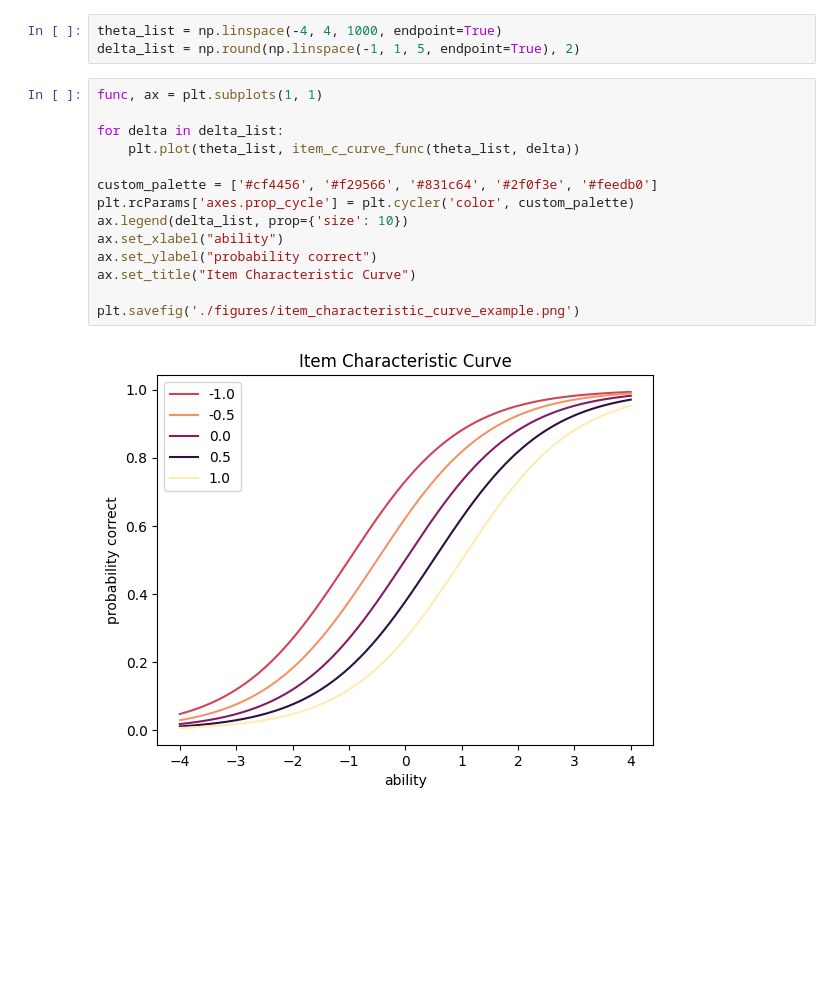
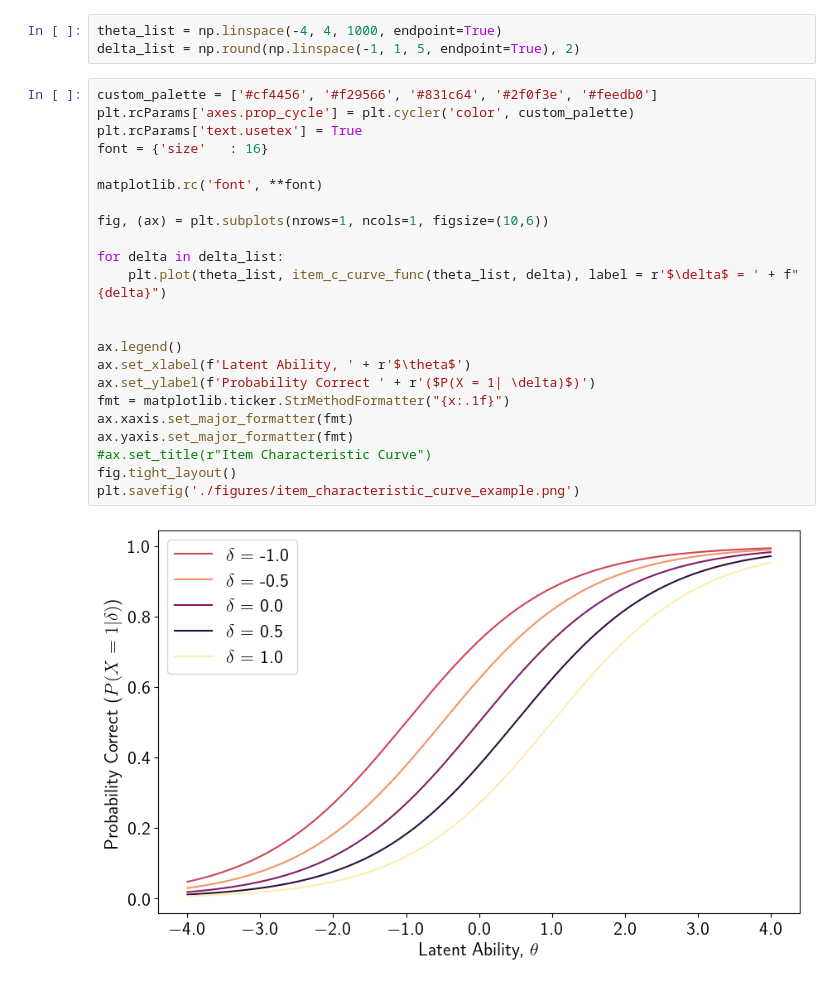
Before and after one commit to russell-jeter/CollegeAlgebraLSLTAnalysis, a Jupyter notebook: ICC_viz.ipynb, the cells around one changed output. Saved outputs shown, nothing was run; the diff lists cells and outputs as text; blank space fills up the shorter version.

Commit message:
Updated figure properties for ICC to match the rest of the figures in the paper.

```diff
--- a/ICC_viz.ipynb
+++ b/ICC_viz.ipynb
@@ -7,19 +8,28 @@ def item_c_curve_func(theta, delta):
 # %%
 theta_list = np.linspace(-4, 4, 1000, endpoint=True)
 delta_list = np.round(np.linspace(-1, 1, 5, endpoint=True), 2)
-# %%
-func, ax = plt.subplots(1, 1)
-
-for delta in delta_list:
-    plt.plot(theta_list, item_c_curve_func(theta_list, delta))
-
-custom_palette = ['#cf4456', '#f29566', '#831c64', '#2f0f3e', '#feedb0']
-plt.rcParams['axes.prop_cycle'] = plt.cycler('color', custom_palette)
-ax.legend(delta_list, prop={'size': 10})
-ax.set_xlabel("ability")
-ax.set_ylabel("probability correct")
-ax.set_title("Item Characteristic Curve")
-
-plt.savefig('./figures/item_characteristic_curve_example.png')
-# %% [output]
-[figure, removed]
+# %%
+custom_palette = ['#cf4456', '#f29566', '#831c64', '#2f0f3e', '#feedb0']
+plt.rcParams['axes.prop_cycle'] = plt.cycler('color', custom_palette)
+plt.rcParams['text.usetex'] = True
+font = {'size'   : 16}
+
+matplotlib.rc('font', **font)
+
+fig, (ax) = plt.subplots(nrows=1, ncols=1, figsize=(10,6))
+
+for delta in delta_list:
+    plt.plot(theta_list, item_c_curve_func(theta_list, delta), label = r'$\delta$ = ' + f"{delta}")
+
+
+ax.legend()
+ax.set_xlabel(f'Latent Ability, ' + r'$\theta$')
+ax.set_ylabel(f'Probability Correct ' + r'($P(X = 1| \delta)$)')
+fmt = matplotlib.ticker.StrMethodFormatter("{x:.1f}")
+ax.xaxis.set_major_formatter(fmt)
+ax.yaxis.set_major_formatter(fmt)
+#ax.set_title(r"Item Characteristic Curve")
+fig.tight_layout()
+plt.savefig('./figures/item_characteristic_curve_example.png')
+# %% [output]
+[figure, added]
```
Also changed, not shown: parts of 1 cell of this notebook, 1 other file.
